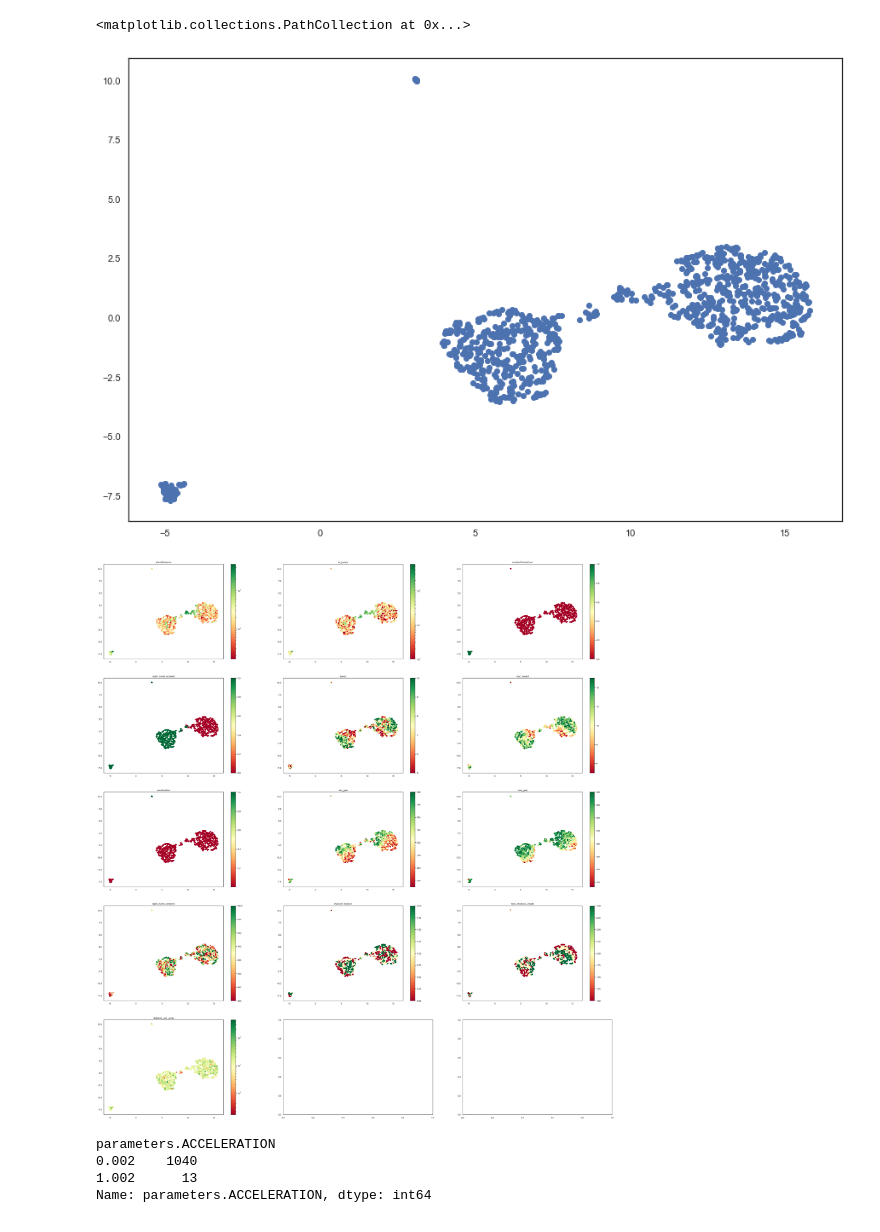
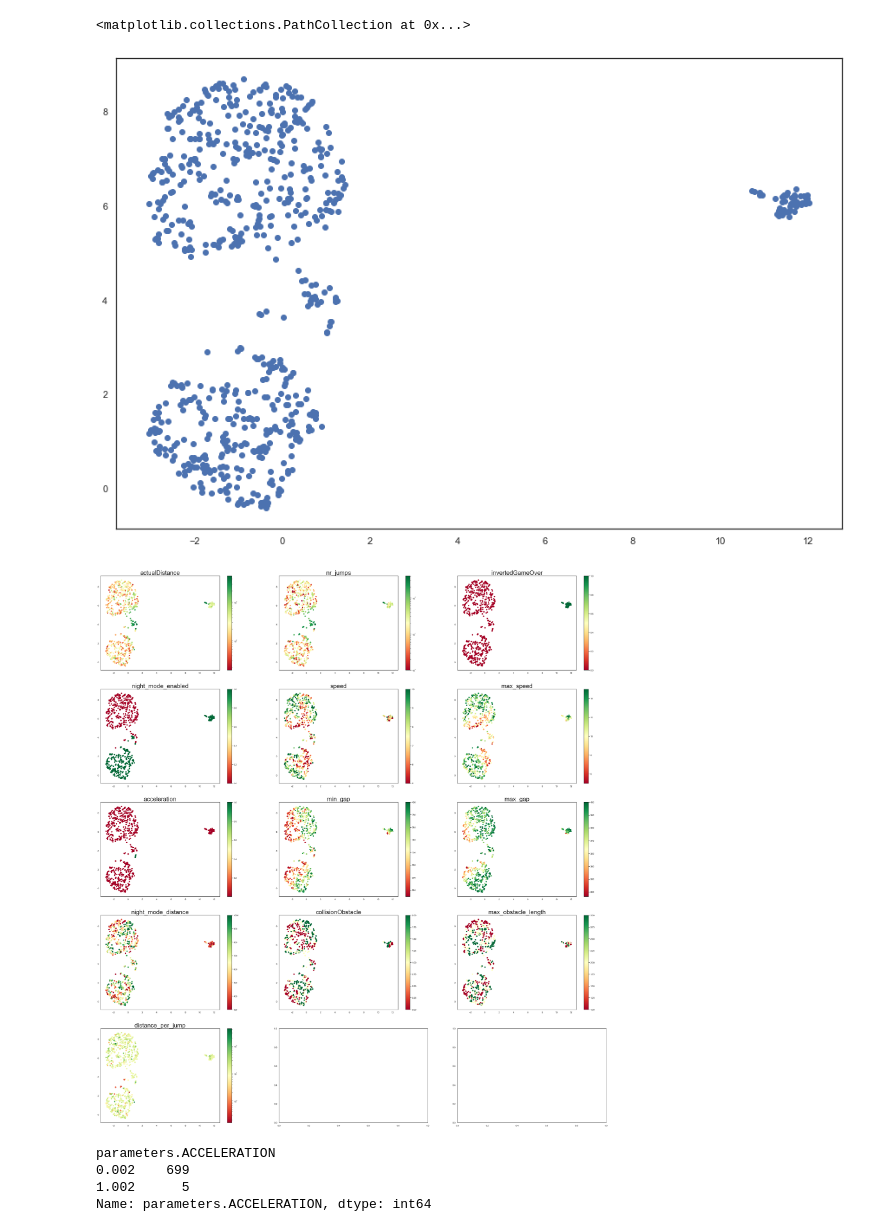
Before and after one commit to yasminosb/thesis, a Jupyter notebook: umap_only_gameplays.ipynb, the cells around one changed output. Saved outputs shown, nothing was run; the diff lists cells and outputs as text; code cells hidden in the pictures.

```diff
--- a/umap_only_gameplays.ipynb
+++ b/umap_only_gameplays.ipynb
@@ -6,6 +6,13 @@ import matplotlib.pyplot as plt
 import seaborn as sns
 
 from ipynb.fs.full.common import *
+
+look_only_at_useful_gameplays = True
+# %%
+# load questionresponses and expand the response columns to contain "lastentry" and "secondlastentry" instead of 'A', 'B' or 'BOTH'
+questionresponses = pd.json_normalize(pd.Series(open(r"C:\Users\Yasmine Bogaert\Documents\thesis\dump\dump_30-03-2021\csv\questionresponses.json").readlines()).apply(json.loads))
+questionresponses = drop_duplicates_questionresponses(questionresponses)
+questionresponses = expand_questionresponses(questionresponses)
 # %%
 gameplays = pd.json_normalize(pd.Series(open(r"C:\Users\Yasmine Bogaert\Documents\thesis\dump\dump_30-03-2021\csv\gameplays.json").readlines()).apply(json.loads))
 # %%
@@ -15,3 +22,6 @@ gameplays = add_distance_per_jump(gameplays)
 # %%
 # umap needs numeric values
 gameplays = convert_collisionObstacle_numeric(gameplays)
+# %%
+if look_only_at_useful_gameplays:
+    gameplays, questionresponses = filter_useful_gameplays_questionresponses(gameplays, questionresponses)
@@ -46,7 +62,7 @@ sns.set(style='white', context='notebook', rc={'figure.figsize':(15,10)})
 plt.scatter(u[:,0], u[:,1])
 # %% [output]
 <matplotlib.collections.PathCollection at 0x...>
-[figure, old version]
+[figure, new version]
 # %%
 # scatter with color variables
 def scatter_umap_color(fit, title='umap scatter', color_values = None, color_map = None, color_norm = None, ax=None):
@@ -54,11 +70,13 @@ def scatter_umap_color(fit, title='umap scatter', color_values = None, color_map
         p = ax.scatter(fit[:,0], fit[:,1], c = color_values, cmap=color_map, norm=color_norm)
         fig.colorbar(p, ax = ax)
         ax.title.set_text(title)
+        ax.title.set_size(30)
     else:
         plt.figure()
         p = plt.scatter(fit[:,0], fit[:,1], c = color_values, cmap=color_map, norm=color_norm)
         plt.colorbar(p)
-        plt.title(title)
+        plt.title(title, fontsize=15)
+
 
 l = [
     {
@@ -125,43 +143,44 @@ l = [
         'title' : 'collisionObstacle',
         'color_values': gameplays['collisionObstacle.typeConfig.type'],
         'color_map': plt.get_cmap('RdYlGn'),
         'color_norm': None
     },
     {
         'title' : 'max_obstacle_length',
         'color_values': gameplays['parameters.MAX_OBSTACLE_LENGTH'],
         'color_map': plt.get_cmap('RdYlGn'),
         'color_norm': None
     },
     {
         'title' : 'distance_per_jump',
         'color_values': gameplays['distance_per_jump'],
         'color_map': plt.get_cmap('RdYlGn'),
         'color_norm': matplotlib.colors.LogNorm()
     },
 
 
 ]
 
 import math
 l_len = len(l)
-columns = 3
-y = math.floor(columns)
+n_columns = 3
+y = math.floor(n_columns)
 x = math.ceil(l_len / y)
 sns.set(style='white', context='notebook', rc={'figure.figsize':(15*y,10*x)})
 fig, ax_array = plt.subplots(x, y)
 for n, entry in enumerate(l):
-    i = math.floor(n/columns)
-    j = n % columns
+    i = math.floor(n/n_columns)
+    j = n % n_columns
     ax = ax_array[i,j]
     scatter_umap_color(u, title=entry['title'], color_values=entry['color_values'], color_map=entry['color_map'], color_norm=entry['color_norm'], ax = ax)
-plt.savefig('graphs/notebook/umap/umap_gameplays_colored.png')
+fig_title = 'graphs/notebook/umap/umap_useful_gameplays_parameters_colored.png' if look_only_at_useful_gameplays else 'graphs/notebook/umap/umap_gameplays_parameters_colored.png'
+plt.savefig(fig_title)
 # %% [output]
-[figure, old version]
+[figure, new version]
 # %%
 gameplays['parameters.ACCELERATION'].groupby(gameplays['parameters.ACCELERATION']).count()
 # %% [output]
 parameters.ACCELERATION
-0.002    1040
-1.002      13
+0.002    699
+1.002      5
 Name: parameters.ACCELERATION, dtype: int64
```
Also changed, not shown: parts of 6 cells of this notebook, 19 other files.
